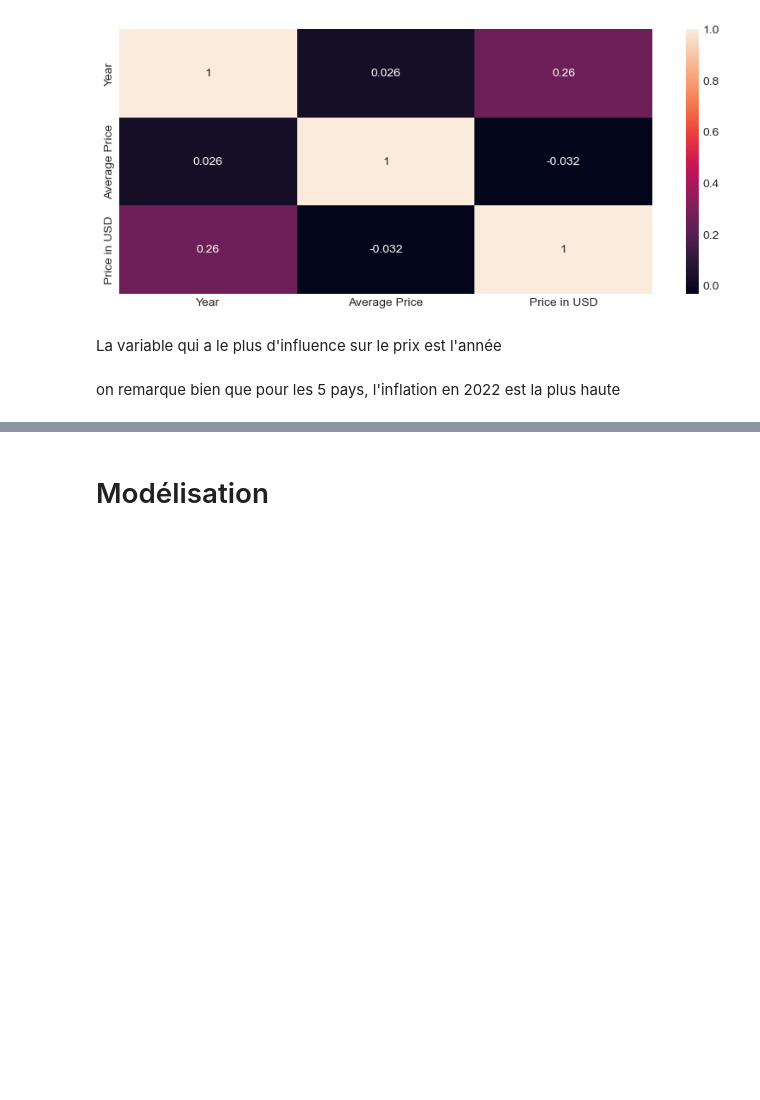
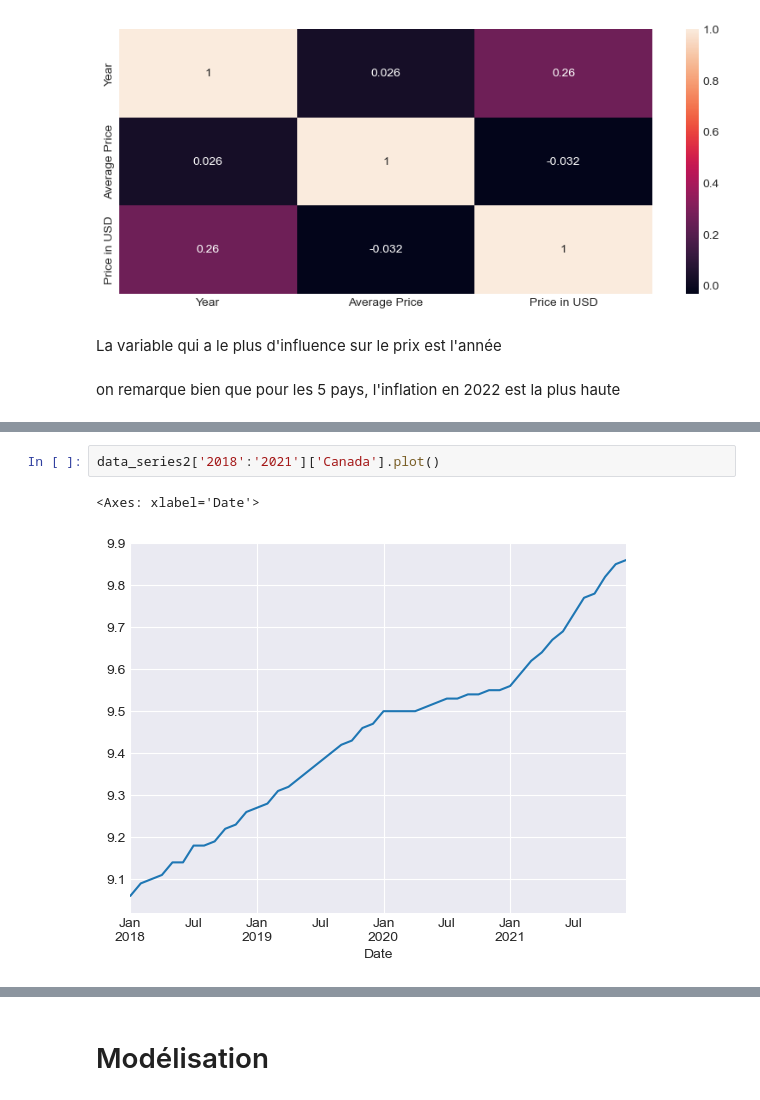
Before and after one commit to Hajoura91coding/Vital_Food_costs_5countries_2018_2022, a Jupyter notebook: Food_prices.ipynb, the cells around one changed output, grey strips where cells are left out. Cells and saved outputs as stored; diff of their text form; blank space fills up the shorter version.

```diff
--- a/Food_prices.ipynb
+++ b/Food_prices.ipynb
@@ -401,0 +474,5 @@ on remarque bien que pour les 5 pays, l'inflation en 2022 est la plus haute
+# %%
+data_series2['2018':'2021']['Canada'].plot()
+# %% [output]
+<Axes: xlabel='Date'>
+[figure, added]
```
Also changed, not shown: parts of 51 cells of this notebook.
